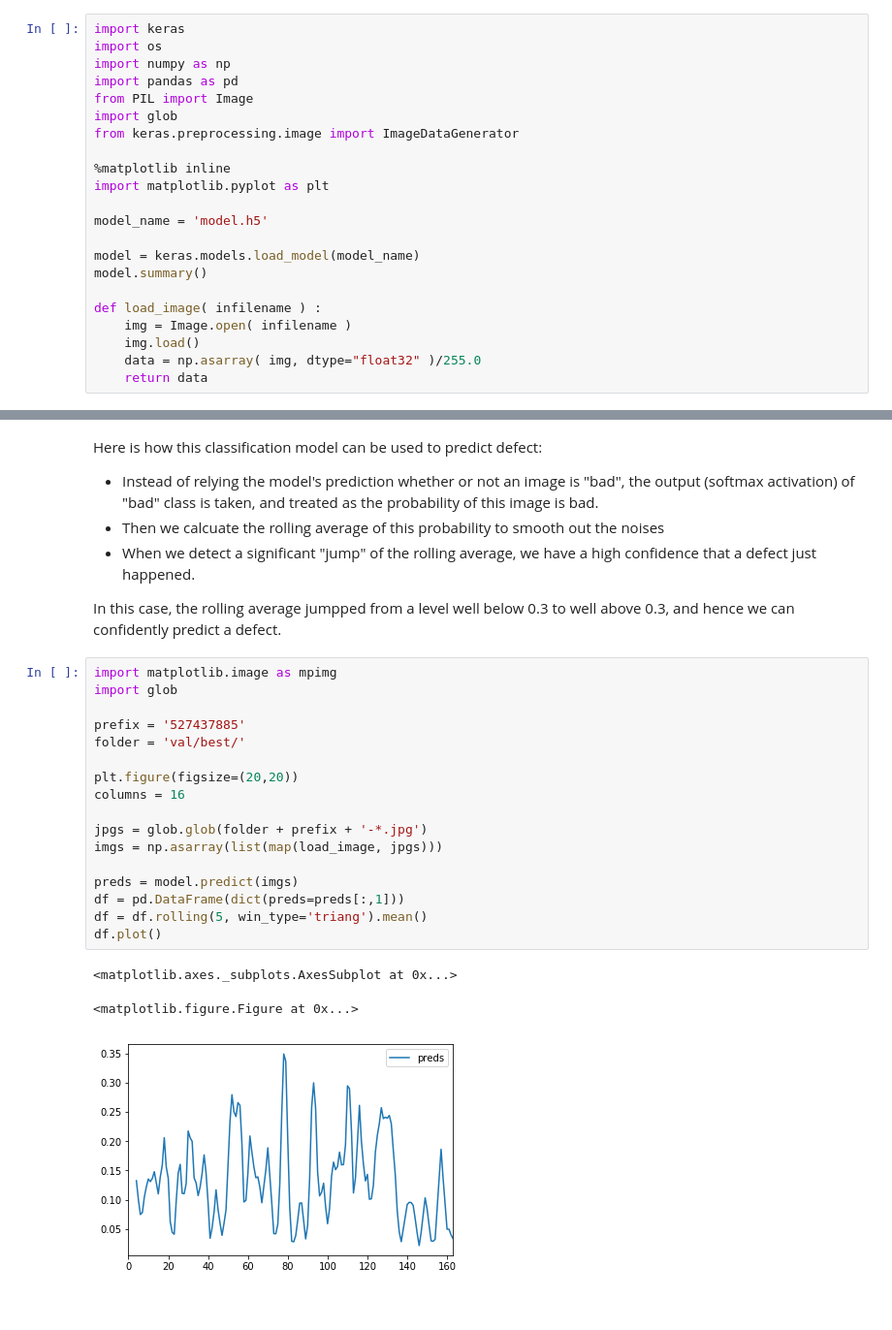
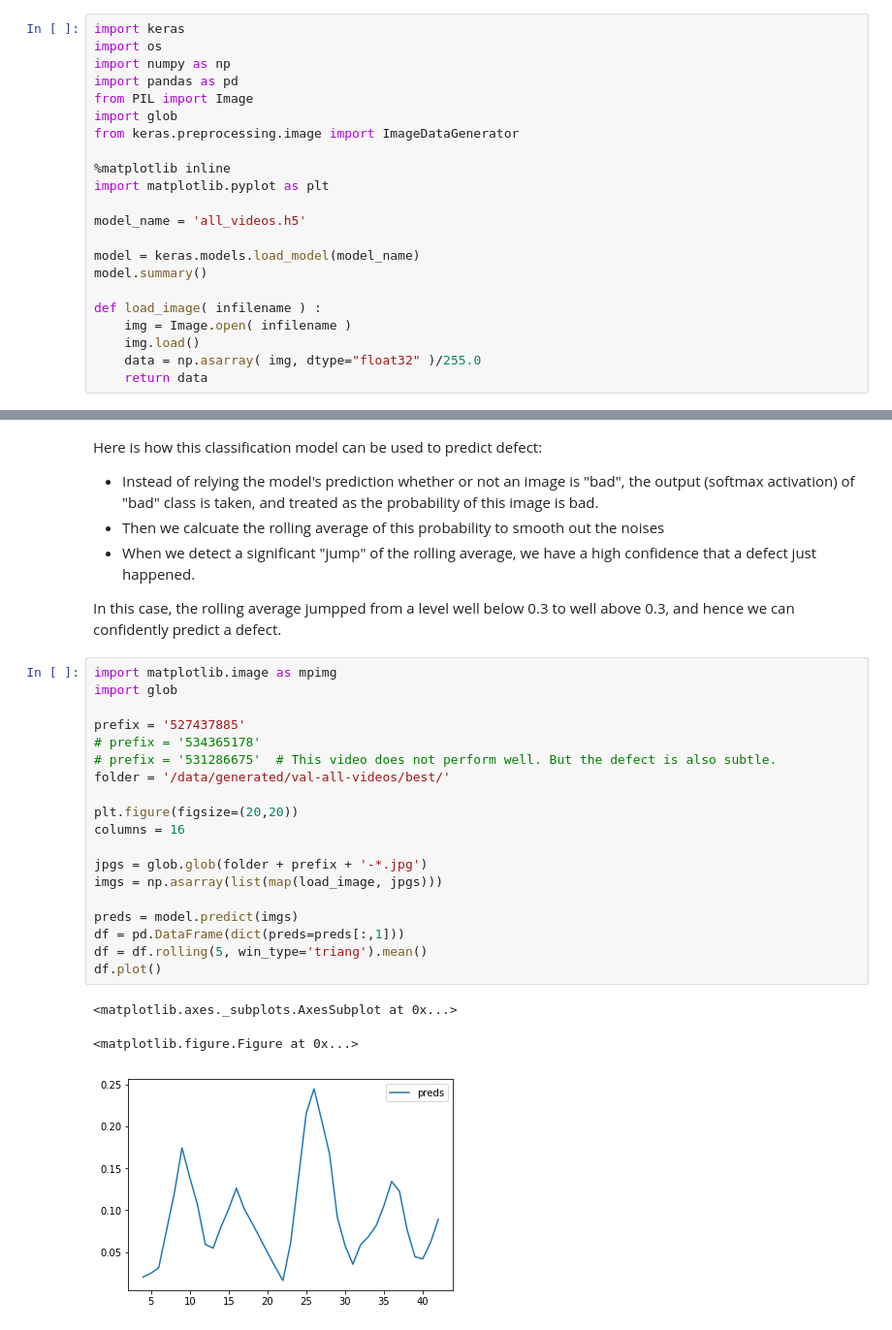
Before and after one commit to test-v1/notebooks-1, a Jupyter notebook: shared/all_videos.ipynb, the cells around one changed output, grey strips where cells are left out. Shown at 97% size. Cells and saved outputs as stored; diff of their text form.

```diff
--- a/shared/all_videos.ipynb
+++ b/shared/all_videos.ipynb
@@ -142,7 +141,7 @@ from keras.preprocessing.image import ImageDataGenerator
 %matplotlib inline
 import matplotlib.pyplot as plt
 
-model_name = 'model.h5'
+model_name = 'all_videos.h5'
 
 model = keras.models.load_model(model_name)
 model.summary()
@@ -180,22 +179,24 @@ In this case, the rolling average jumpped from a level well below 0.3 to well ab
 # %%
 import matplotlib.image as mpimg
 import glob
 
 prefix = '527437885'
-folder = 'val/best/'
+# prefix = '534365178'
+# prefix = '531286675'  # This video does not perform well. But the defect is also subtle.
+folder = '/data/generated/val-all-videos/best/'
 
 plt.figure(figsize=(20,20))
 columns = 16
 
 jpgs = glob.glob(folder + prefix + '-*.jpg')
 imgs = np.asarray(list(map(load_image, jpgs)))
 
 preds = model.predict(imgs)
 df = pd.DataFrame(dict(preds=preds[:,1]))
 df = df.rolling(5, win_type='triang').mean()
 df.plot()
 # %% [output]
 <matplotlib.axes._subplots.AxesSubplot at 0x...>
 <matplotlib.figure.Figure at 0x...>
-[figure, old version]
+[figure, new version]
 # %%
```
Also changed, not shown: parts of 3 cells of this notebook.
